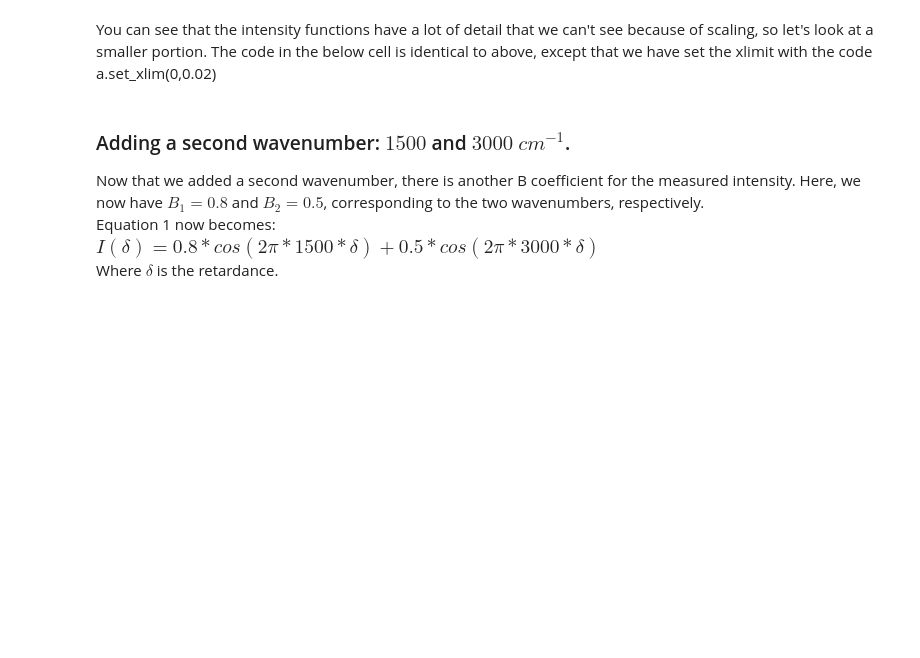
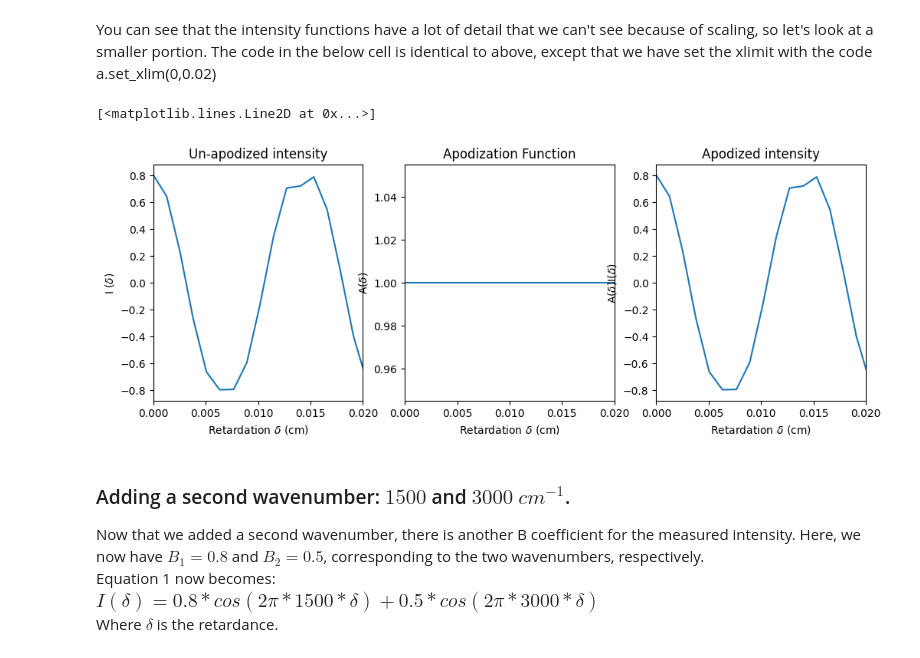
Before and after one commit to AngleKit/HomeworkPython, a Jupyter notebook: Day5_Final.ipynb, the cells around one changed output. Cells and saved outputs as stored; diff of their text form; code cells hidden in the pictures; blank space fills up the shorter version.

```diff
--- a/Day5_Final.ipynb
+++ b/Day5_Final.ipynb
@@ -169,15 +207,18 @@ a.set_xlim(0,0.02)
 # %%
 fig, ax = plt.subplots(1,3,figsize=(12,4))
 for a in ax:
   a.set_xlabel('Retardation $\\delta$ (cm)')
   a.set_xlim(0,.02)
 ax[0].set_ylabel('I ($\\delta$)'); ax[1].set_ylabel('A($\\delta$)'); ax[2].set_ylabel('A($\\delta$)I($\\delta$)')
 ax[0].set_title('Un-apodized intensity'); ax[1].set_title('Apodization Function'); ax[2].set_title('Apodized intensity')
 
 # your code here (same as in above cell)
-# ax[0].plot(x,y)
-# ax[1].plot(x,y)
-# ax[2].plot(x,y)
+ax[0].plot(deltas,I_delta)
+ax[1].plot(deltas,A_delta)
+ax[2].plot(deltas,apodized)
+# %% [output]
+[<matplotlib.lines.Line2D at 0x...>]
+[figure, added]
 # %% [markdown]
 ### Adding a second wavenumber: $1500$ and $3000$ $ cm^{-1}$.
 Now that we added a second wavenumber, there is another B coefficient for the measured intensity. Here, we now have $B_{1} = 0.8$ and $B_{2}=0.5$, corresponding to the two wavenumbers, respectively.
```
Also changed, not shown: parts of 18 cells of this notebook.
